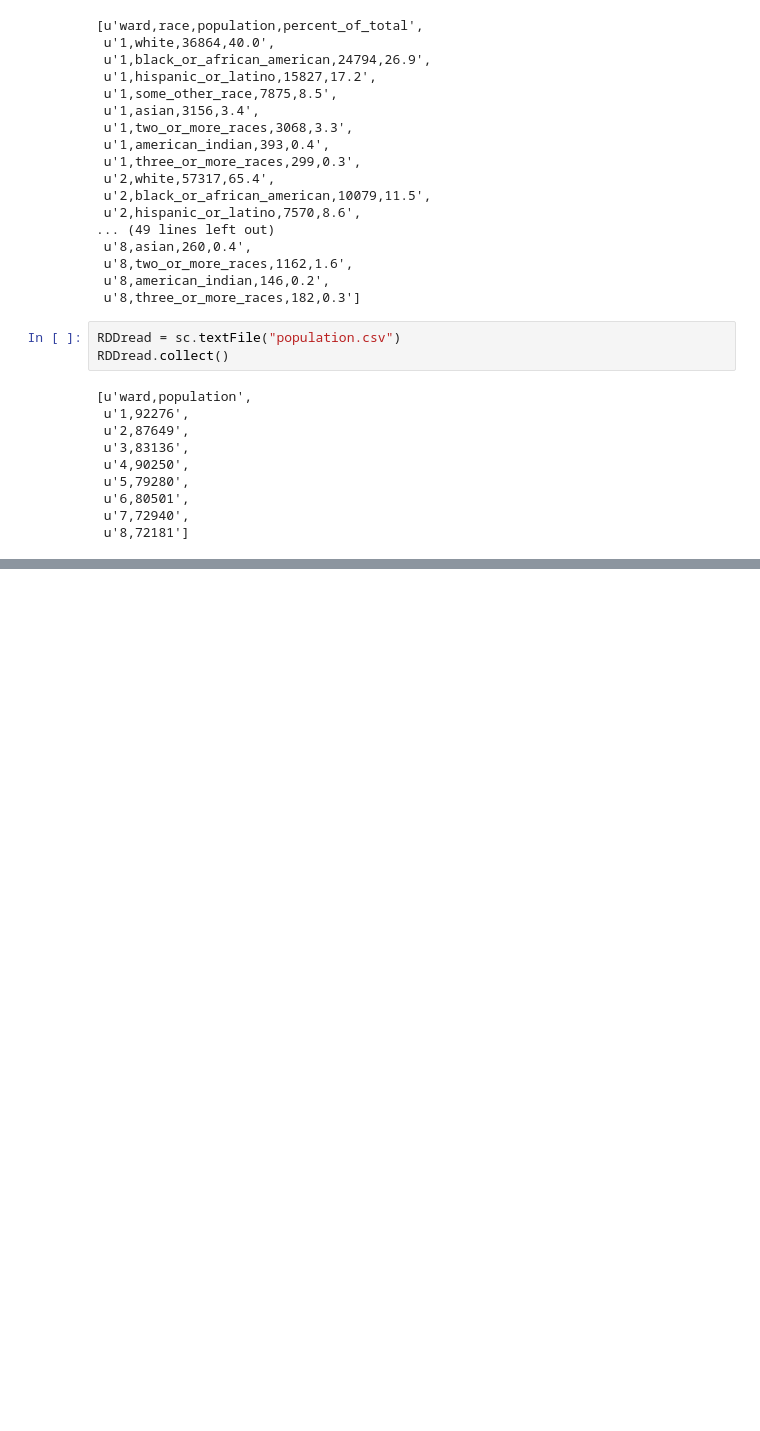
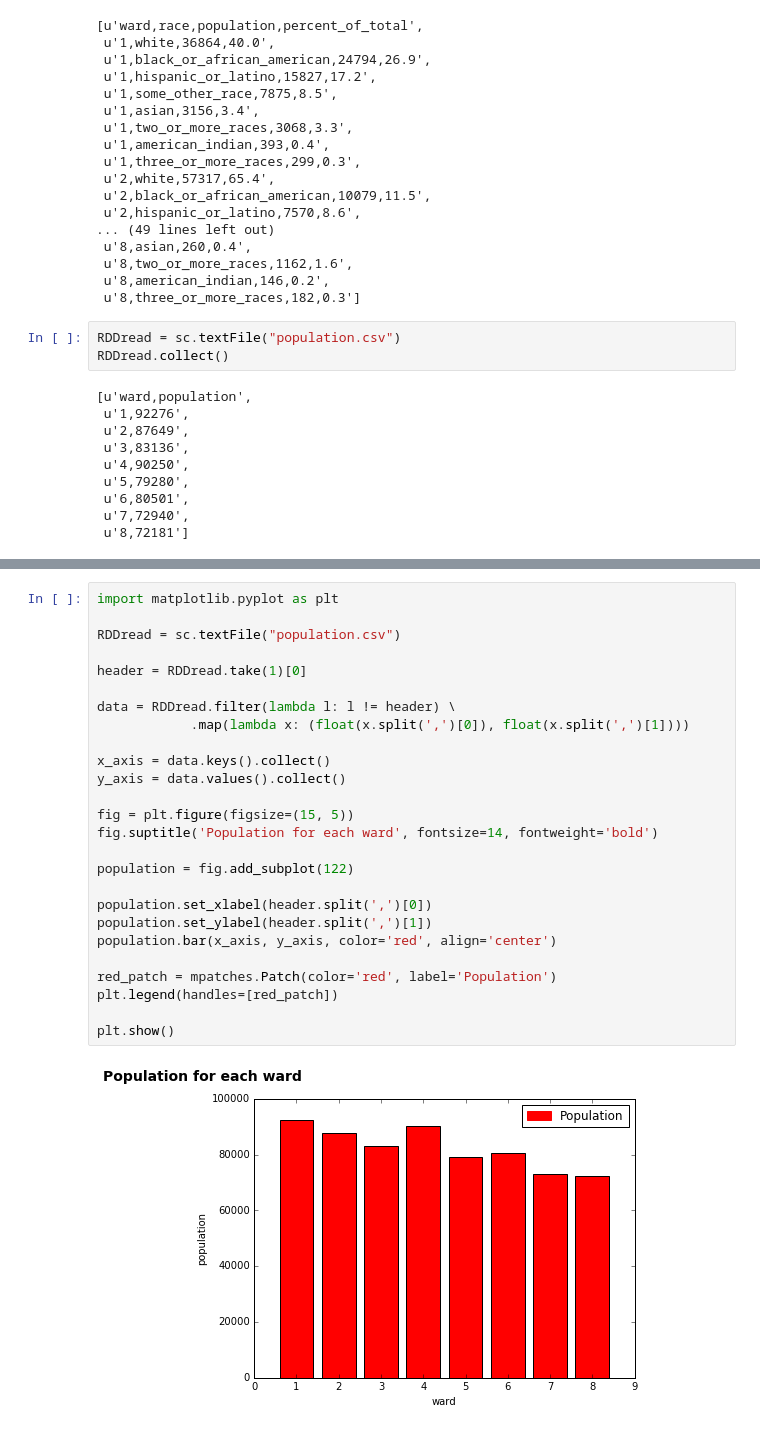
Before and after one commit to s085869/Crime-data, a Jupyter notebook: Crime data.ipynb, the cells around one changed output, grey strips where cells are left out. Saved outputs shown, nothing was run; the diff lists cells and outputs as text; blank space fills up the shorter version.

```diff
--- a/Crime data.ipynb
+++ b/Crime data.ipynb
@@ -57,0 +76,28 @@ RDDread.collect()
+# %%
+import matplotlib.pyplot as plt
+
+RDDread = sc.textFile("population.csv")
+
+header = RDDread.take(1)[0]
+
+data = RDDread.filter(lambda l: l != header) \
+            .map(lambda x: (float(x.split(',')[0]), float(x.split(',')[1])))
+
+x_axis = data.keys().collect()
+y_axis = data.values().collect()
+
+fig = plt.figure(figsize=(15, 5))
+fig.suptitle('Population for each ward', fontsize=14, fontweight='bold')
+
+population = fig.add_subplot(122)
+
+population.set_xlabel(header.split(',')[0])
+population.set_ylabel(header.split(',')[1])
+population.bar(x_axis, y_axis, color='red', align='center')
+
+red_patch = mpatches.Patch(color='red', label='Population')
+plt.legend(handles=[red_patch])
+
+plt.show()
+# %% [output]
+[figure, added]
```
Also changed, not shown: parts of 2 cells of this notebook.
